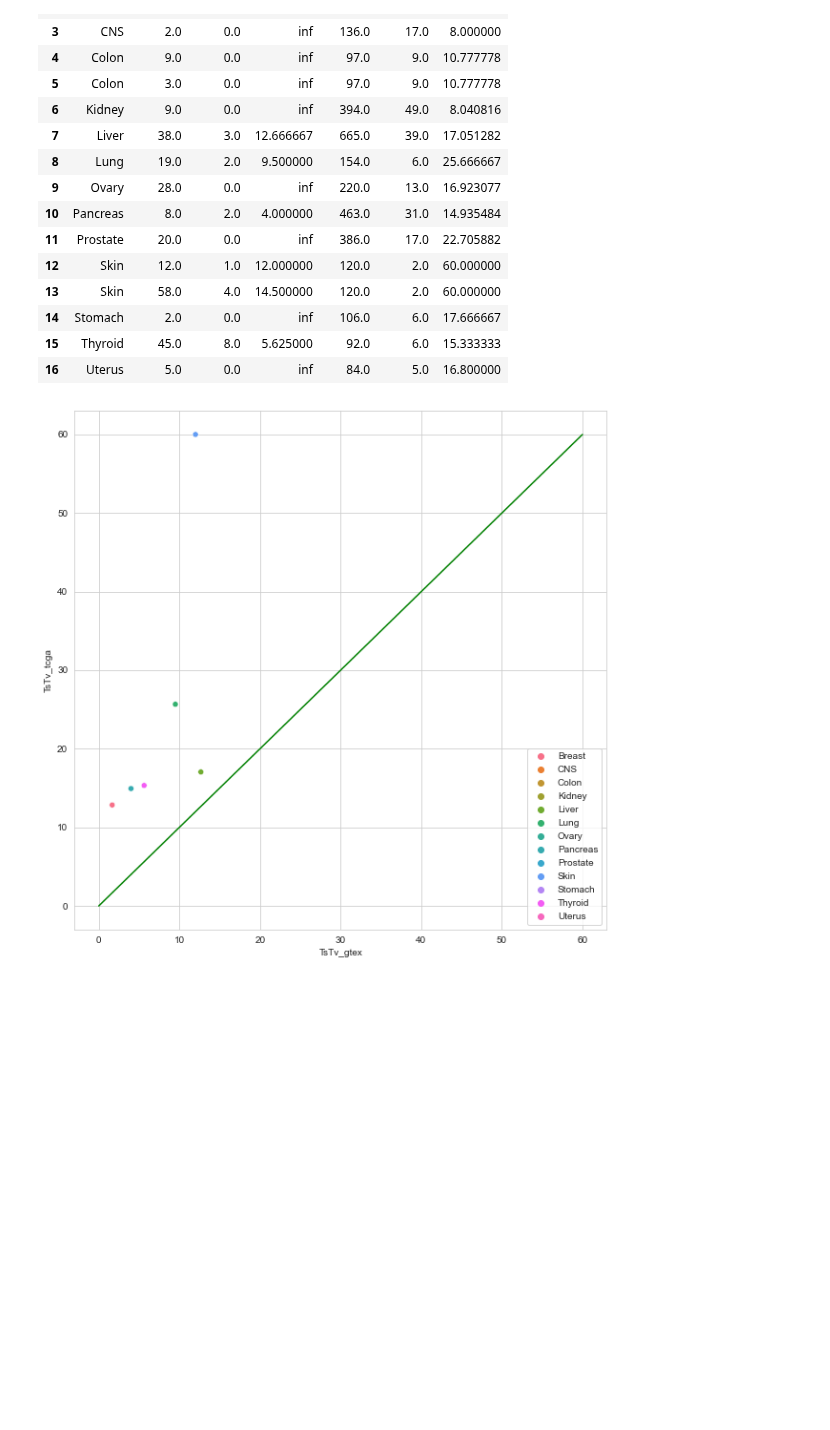
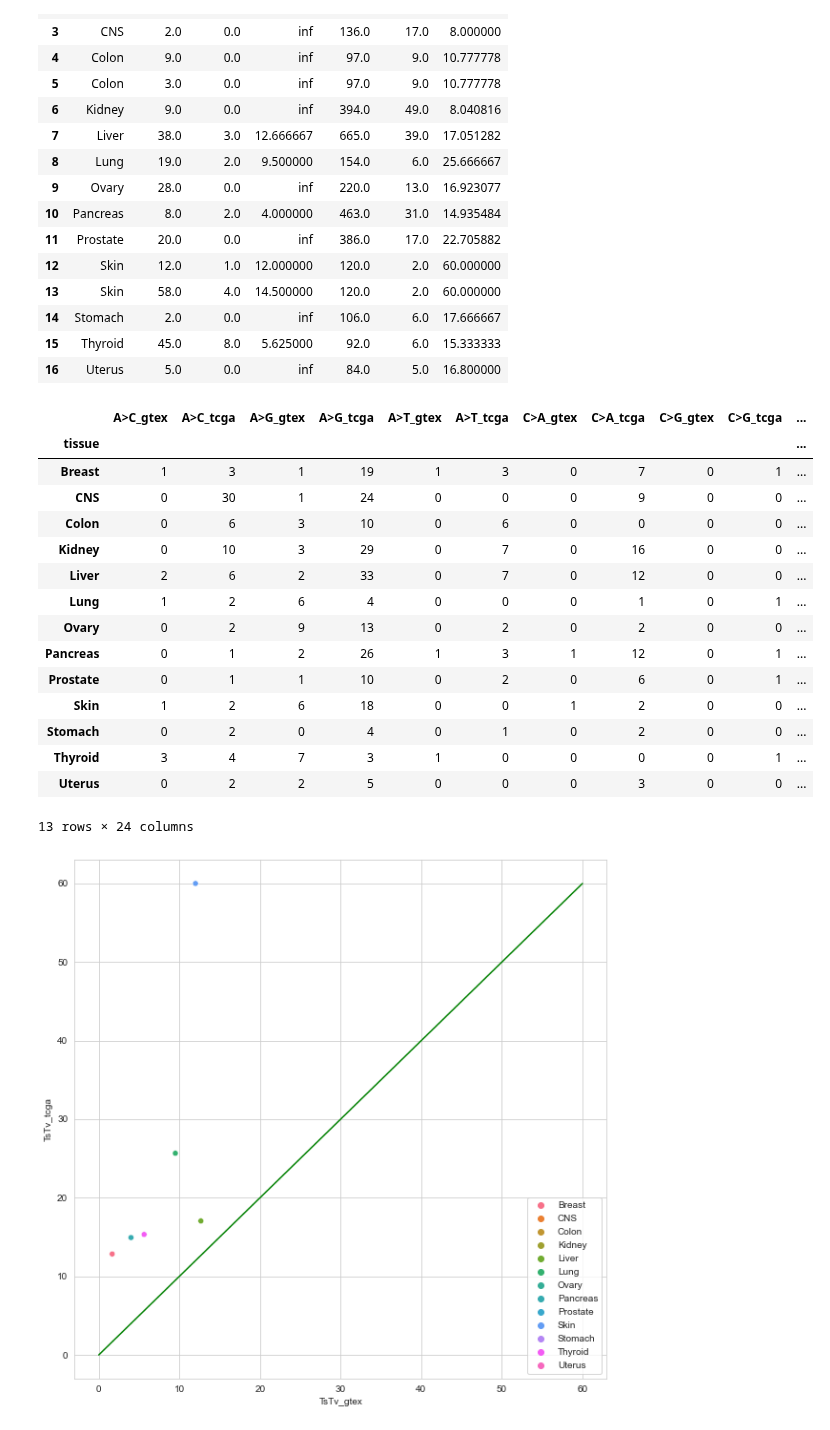
Before and after one commit to mitoclub/mtdnaMutSpecOfCancers, a Jupyter notebook: notebooks/stem_workers.ipynb, the cells around one changed output. Cells and saved outputs as stored; diff of their text form; code cells hidden in the pictures; blank space fills up the shorter version.

```diff
--- a/notebooks/stem_workers.ipynb
+++ b/notebooks/stem_workers.ipynb
@@ -361,6 +386,30 @@ compare_tstv
 | 14 | Stomach | 2.0 | 0.0 | inf | 106.0 | 6.0 | 17.666667 |
 | 15 | Thyroid | 45.0 | 8.0 | 5.625000 | 92.0 | 6.0 | 15.333333 |
 | 16 | Uterus | 5.0 | 0.0 | inf | 84.0 | 5.0 | 16.800000 |
+# %%
+compare_tstv = gtex_tissue2sbs.loc[A&B, possible_sbs12].merge(
+    tcga_tissue2sbs.loc[A&B, possible_sbs12],
+    right_index=True, left_index=True, suffixes=["_gtex", "_tcga"]).reset_index().groupby("tissue").sum()#.drop_duplicates("tissue")
+compare_tstv = compare_tstv[compare_tstv.columns.sort_values()]
+compare_tstv.to_csv("../data/stem_and_workers/tissue_specific_compare_obs.csv")
+compare_tstv
+# %% [output]
+|  | A>C_gtex | A>C_tcga | A>G_gtex | A>G_tcga | A>T_gtex | A>T_tcga | C>A_gtex | C>A_tcga | C>G_gtex | C>G_tcga | ... |
+| tissue |  |  |  |  |  |  |  |  |  |  | ... |
+| Breast | 1 | 3 | 1 | 19 | 1 | 3 | 0 | 7 | 0 | 1 | ... |
+| CNS | 0 | 30 | 1 | 24 | 0 | 0 | 0 | 9 | 0 | 0 | ... |
+| Colon | 0 | 6 | 3 | 10 | 0 | 6 | 0 | 0 | 0 | 0 | ... |
+| Kidney | 0 | 10 | 3 | 29 | 0 | 7 | 0 | 16 | 0 | 0 | ... |
+| Liver | 2 | 6 | 2 | 33 | 0 | 7 | 0 | 12 | 0 | 0 | ... |
+| Lung | 1 | 2 | 6 | 4 | 0 | 0 | 0 | 1 | 0 | 1 | ... |
+| Ovary | 0 | 2 | 9 | 13 | 0 | 2 | 0 | 2 | 0 | 0 | ... |
+| Pancreas | 0 | 1 | 2 | 26 | 1 | 3 | 1 | 12 | 0 | 1 | ... |
+| Prostate | 0 | 1 | 1 | 10 | 0 | 2 | 0 | 6 | 0 | 1 | ... |
+| Skin | 1 | 2 | 6 | 18 | 0 | 0 | 1 | 2 | 0 | 0 | ... |
+| Stomach | 0 | 2 | 0 | 4 | 0 | 1 | 0 | 2 | 0 | 0 | ... |
+| Thyroid | 3 | 4 | 7 | 3 | 1 | 0 | 0 | 0 | 0 | 1 | ... |
+| Uterus | 0 | 2 | 2 | 5 | 0 | 0 | 0 | 3 | 0 | 0 | ... |
+13 rows × 24 columns
 # %%
 plt.figure(figsize=(10, 10))
 sns.scatterplot(data=compare_tstv, x="TsTv_gtex", y = "TsTv_tcga", hue="tissue")
```
Also changed, not shown: parts of 8 cells of this notebook, 5 other files.
